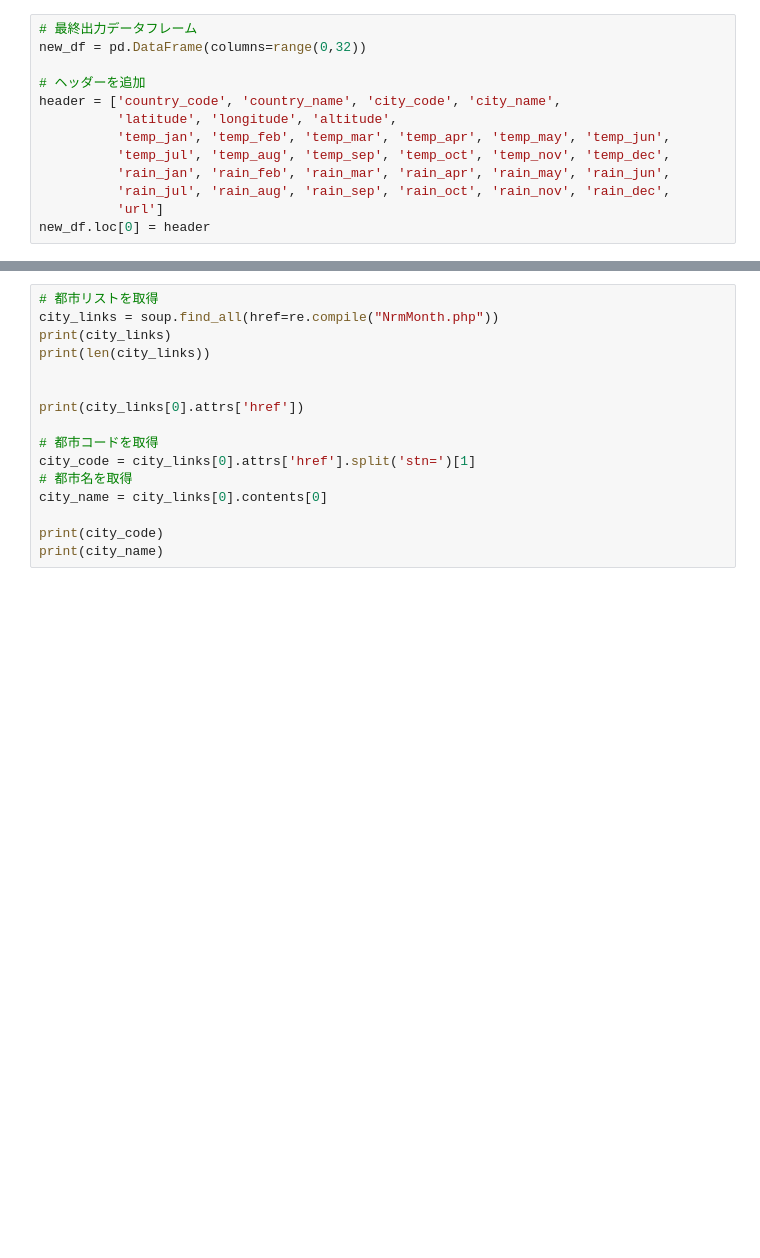
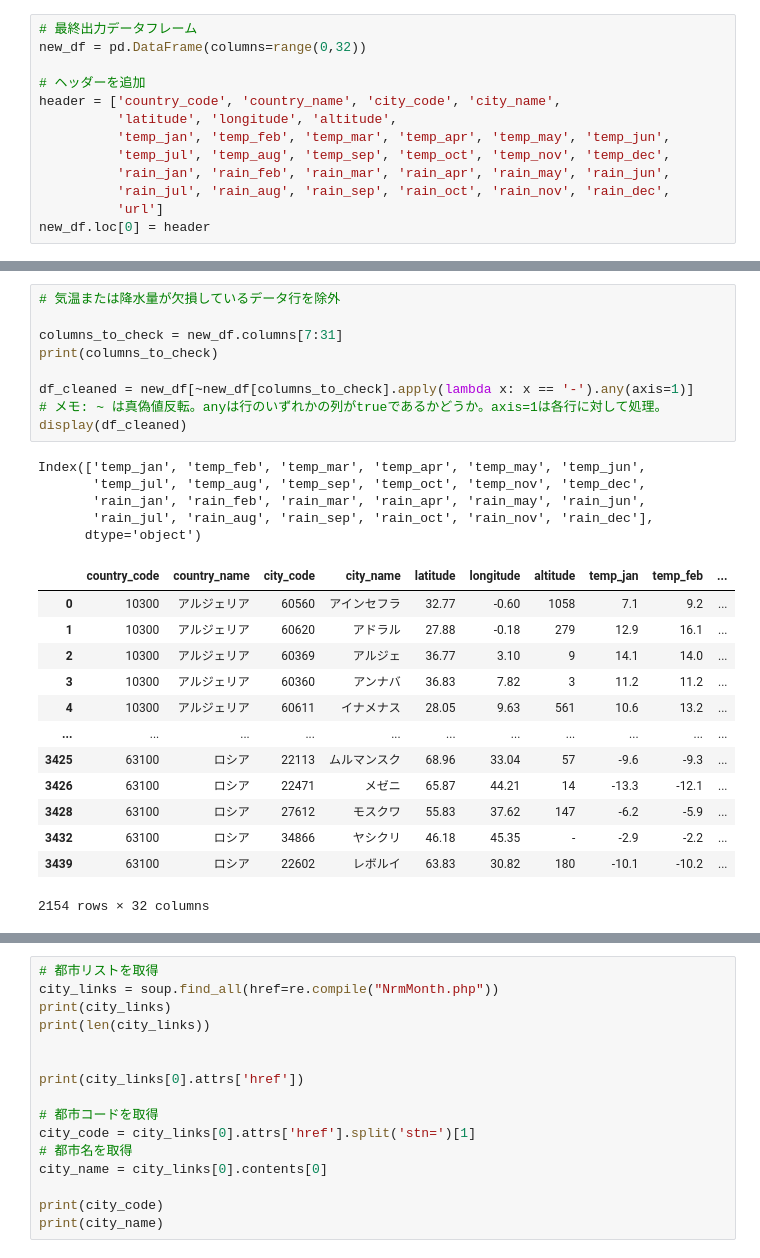
Before and after one commit to g-sawada/u-on-zu_data-processing, a Jupyter notebook: world_city_data.ipynb, the cells around one changed output, grey strips where cells are left out. Saved outputs shown, nothing was run; the diff lists cells and outputs as text; blank space fills up the shorter version.

```diff
--- a/world_city_data.ipynb
+++ b/world_city_data.ipynb
@@ -246,0 +259,28 @@ new_df.to_csv(os.path.join(output_dir, 'world_test.csv'), index=False, header=Fa
+# %%
+# 気温または降水量が欠損しているデータ行を除外
+
+columns_to_check = new_df.columns[7:31]
+print(columns_to_check)
+
+df_cleaned = new_df[~new_df[columns_to_check].apply(lambda x: x == '-').any(axis=1)]
+# メモ: ~ は真偽値反転。anyは行のいずれかの列がtrueであるかどうか。axis=1は各行に対して処理。
+display(df_cleaned)
+# %% [output]
+Index(['temp_jan', 'temp_feb', 'temp_mar', 'temp_apr', 'temp_may', 'temp_jun',
+       'temp_jul', 'temp_aug', 'temp_sep', 'temp_oct', 'temp_nov', 'temp_dec',
+       'rain_jan', 'rain_feb', 'rain_mar', 'rain_apr', 'rain_may', 'rain_jun',
+       'rain_jul', 'rain_aug', 'rain_sep', 'rain_oct', 'rain_nov', 'rain_dec'],
+      dtype='object')
+|  | country_code | country_name | city_code | city_name | latitude | longitude | altitude | temp_jan | temp_feb | ... |
+| 0 | 10300 | アルジェリア | 60560 | アインセフラ | 32.77 | -0.60 | 1058 | 7.1 | 9.2 | ... |
+| 1 | 10300 | アルジェリア | 60620 | アドラル | 27.88 | -0.18 | 279 | 12.9 | 16.1 | ... |
+| 2 | 10300 | アルジェリア | 60369 | アルジェ | 36.77 | 3.10 | 9 | 14.1 | 14.0 | ... |
+| 3 | 10300 | アルジェリア | 60360 | アンナバ | 36.83 | 7.82 | 3 | 11.2 | 11.2 | ... |
+| 4 | 10300 | アルジェリア | 60611 | イナメナス | 28.05 | 9.63 | 561 | 10.6 | 13.2 | ... |
+| ... | ... | ... | ... | ... | ... | ... | ... | ... | ... | ... |
+| 3425 | 63100 | ロシア | 22113 | ムルマンスク | 68.96 | 33.04 | 57 | -9.6 | -9.3 | ... |
+| 3426 | 63100 | ロシア | 22471 | メゼニ | 65.87 | 44.21 | 14 | -13.3 | -12.1 | ... |
+| 3428 | 63100 | ロシア | 27612 | モスクワ | 55.83 | 37.62 | 147 | -6.2 | -5.9 | ... |
+| 3432 | 63100 | ロシア | 34866 | ヤシクリ | 46.18 | 45.35 | - | -2.9 | -2.2 | ... |
+| 3439 | 63100 | ロシア | 22602 | レボルイ | 63.83 | 30.82 | 180 | -10.1 | -10.2 | ... |
+2154 rows × 32 columns
```
Also changed, not shown: parts of 10 cells of this notebook, 4 other files.
